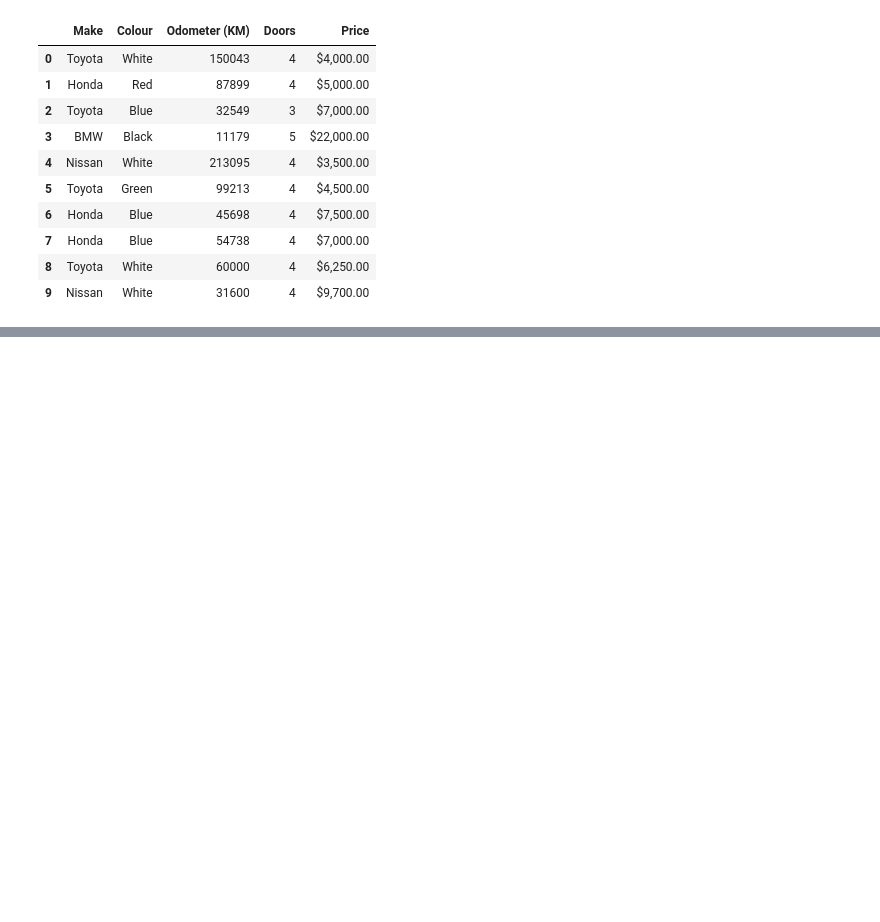
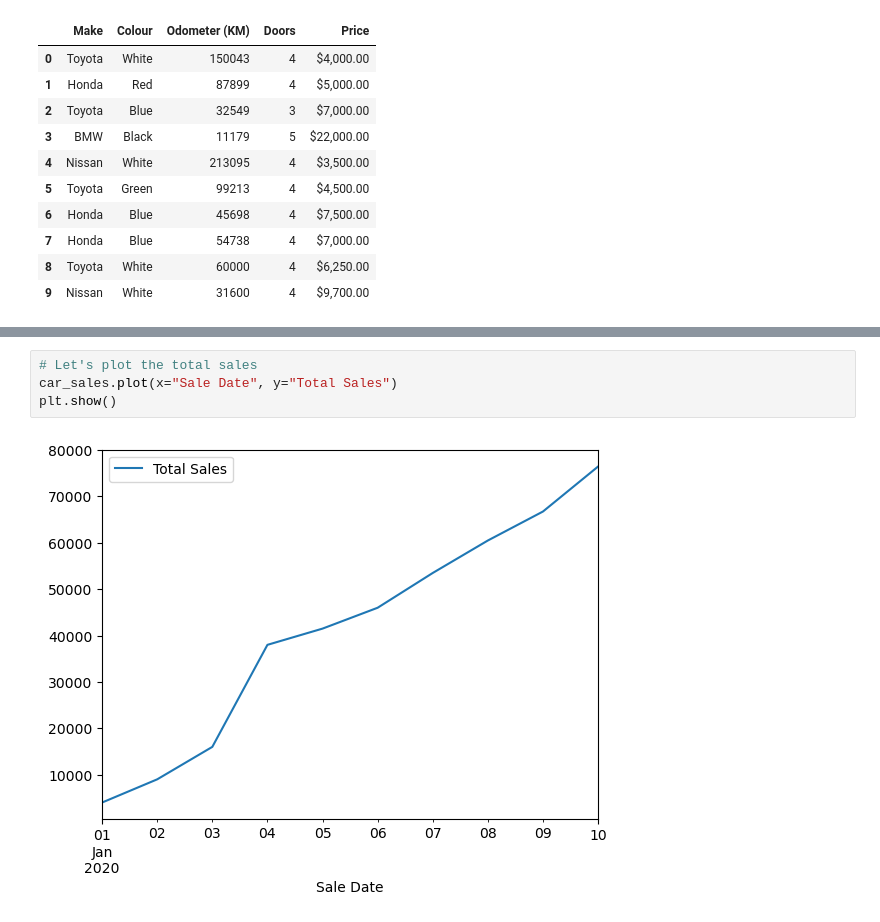
Before and after one commit to DanielJBox/ml-ds-ztm, a Jupyter notebook: matplotlib-project/introduction-to-matplotlib.ipynb, the cells around one changed output, grey strips where cells are left out. Cells and saved outputs as stored; diff of their text form; blank space fills up the shorter version.

```diff
--- a/matplotlib-project/introduction-to-matplotlib.ipynb
+++ b/matplotlib-project/introduction-to-matplotlib.ipynb
@@ -216,0 +364,6 @@ plt.show()
+# %%
+# Let's plot the total sales
+car_sales.plot(x="Sale Date", y="Total Sales")
+plt.show()
+# %% [output]
+[figure, added]
```
Also changed, not shown: parts of 40 cells of this notebook, 2 other files.
